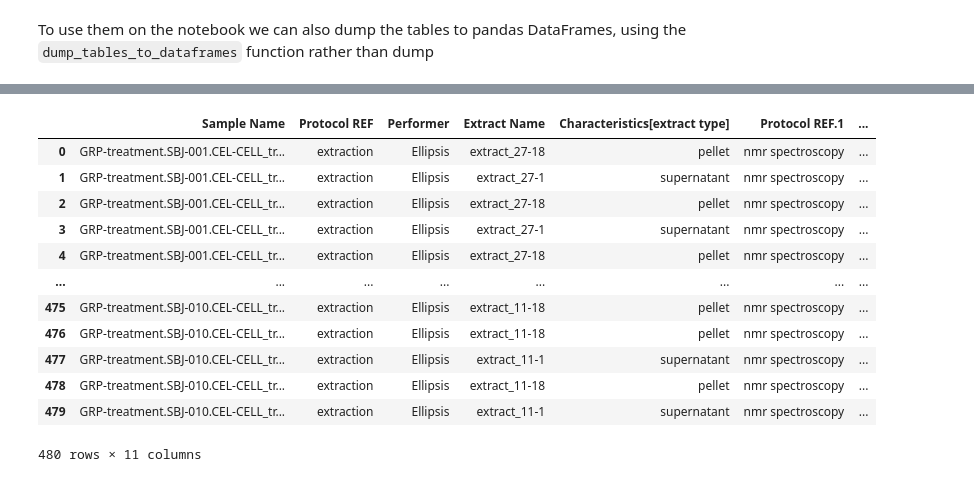
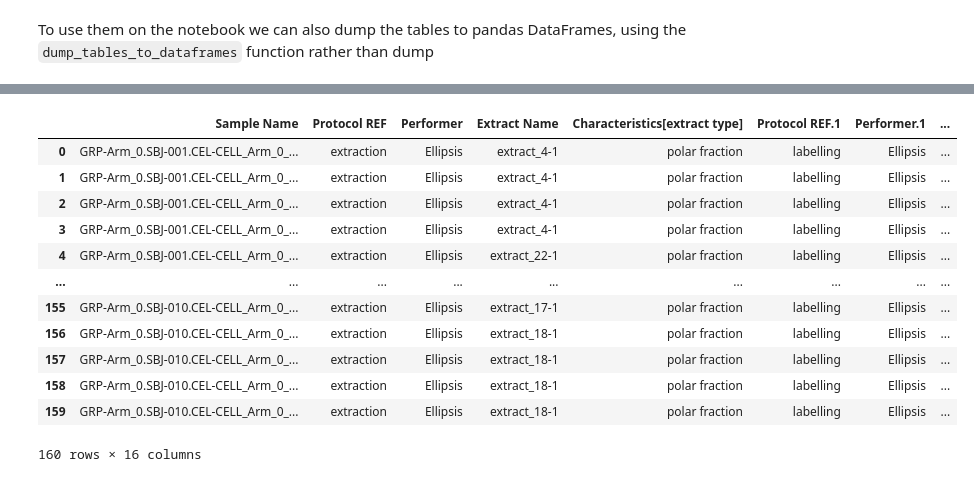
Before and after one commit to Zigur/isa-create-notebook, a Jupyter notebook: notebooks/Investigation-from-datascriptor-config.ipynb, the cells around one changed output, grey strips where cells are left out. Cells and saved outputs as stored; diff of their text form; code cells hidden in the pictures.

```diff
--- a/notebooks/Investigation-from-datascriptor-config.ipynb
+++ b/notebooks/Investigation-from-datascriptor-config.ipynb
@@ -210,16 +171,16 @@ Which we can verify for the mass spectrometry assay file of the control group.
-# %%
-dataframes['a_CELL_treatment_3_ASSAY_GRAPH_001_metabolite-profiling_NMR-spectroscopy.txt']
-# %% [output]
-|  | Sample Name | Protocol REF | Performer | Extract Name | Characteristics[extract type] | Protocol REF.1 | ... |
-| 0 | GRP-treatment.SBJ-001.CEL-CELL_tr... | extraction | Ellipsis | extract_27-18 | pellet | nmr spectroscopy | ... |
-| 1 | GRP-treatment.SBJ-001.CEL-CELL_tr... | extraction | Ellipsis | extract_27-1 | supernatant | nmr spectroscopy | ... |
-| 2 | GRP-treatment.SBJ-001.CEL-CELL_tr... | extraction | Ellipsis | extract_27-18 | pellet | nmr spectroscopy | ... |
-| 3 | GRP-treatment.SBJ-001.CEL-CELL_tr... | extraction | Ellipsis | extract_27-1 | supernatant | nmr spectroscopy | ... |
-| 4 | GRP-treatment.SBJ-001.CEL-CELL_tr... | extraction | Ellipsis | extract_27-18 | pellet | nmr spectroscopy | ... |
-| ... | ... | ... | ... | ... | ... | ... | ... |
-| 475 | GRP-treatment.SBJ-010.CEL-CELL_tr... | extraction | Ellipsis | extract_11-18 | pellet | nmr spectroscopy | ... |
-| 476 | GRP-treatment.SBJ-010.CEL-CELL_tr... | extraction | Ellipsis | extract_11-18 | pellet | nmr spectroscopy | ... |
-| 477 | GRP-treatment.SBJ-010.CEL-CELL_tr... | extraction | Ellipsis | extract_11-1 | supernatant | nmr spectroscopy | ... |
-| 478 | GRP-treatment.SBJ-010.CEL-CELL_tr... | extraction | Ellipsis | extract_11-18 | pellet | nmr spectroscopy | ... |
-| 479 | GRP-treatment.SBJ-010.CEL-CELL_tr... | extraction | Ellipsis | extract_11-1 | supernatant | nmr spectroscopy | ... |
-480 rows × 11 columns
+# %%
+dataframes['a_CELL_Arm_0_5_ASSAY_GRAPH_000_metabolite-profiling_mass-spectrometry.txt']
+# %% [output]
+|  | Sample Name | Protocol REF | Performer | Extract Name | Characteristics[extract type] | Protocol REF.1 | Performer.1 | ... |
+| 0 | GRP-Arm_0.SBJ-001.CEL-CELL_Arm_0_... | extraction | Ellipsis | extract_4-1 | polar fraction | labelling | Ellipsis | ... |
+| 1 | GRP-Arm_0.SBJ-001.CEL-CELL_Arm_0_... | extraction | Ellipsis | extract_4-1 | polar fraction | labelling | Ellipsis | ... |
+| 2 | GRP-Arm_0.SBJ-001.CEL-CELL_Arm_0_... | extraction | Ellipsis | extract_4-1 | polar fraction | labelling | Ellipsis | ... |
+| 3 | GRP-Arm_0.SBJ-001.CEL-CELL_Arm_0_... | extraction | Ellipsis | extract_4-1 | polar fraction | labelling | Ellipsis | ... |
+| 4 | GRP-Arm_0.SBJ-001.CEL-CELL_Arm_0_... | extraction | Ellipsis | extract_22-1 | polar fraction | labelling | Ellipsis | ... |
+| ... | ... | ... | ... | ... | ... | ... | ... | ... |
+| 155 | GRP-Arm_0.SBJ-010.CEL-CELL_Arm_0_... | extraction | Ellipsis | extract_17-1 | polar fraction | labelling | Ellipsis | ... |
+| 156 | GRP-Arm_0.SBJ-010.CEL-CELL_Arm_0_... | extraction | Ellipsis | extract_18-1 | polar fraction | labelling | Ellipsis | ... |
+| 157 | GRP-Arm_0.SBJ-010.CEL-CELL_Arm_0_... | extraction | Ellipsis | extract_18-1 | polar fraction | labelling | Ellipsis | ... |
+| 158 | GRP-Arm_0.SBJ-010.CEL-CELL_Arm_0_... | extraction | Ellipsis | extract_18-1 | polar fraction | labelling | Ellipsis | ... |
+| 159 | GRP-Arm_0.SBJ-010.CEL-CELL_Arm_0_... | extraction | Ellipsis | extract_18-1 | polar fraction | labelling | Ellipsis | ... |
+160 rows × 16 columns
```
Also changed, not shown: parts of 13 cells of this notebook, 2 other files.
